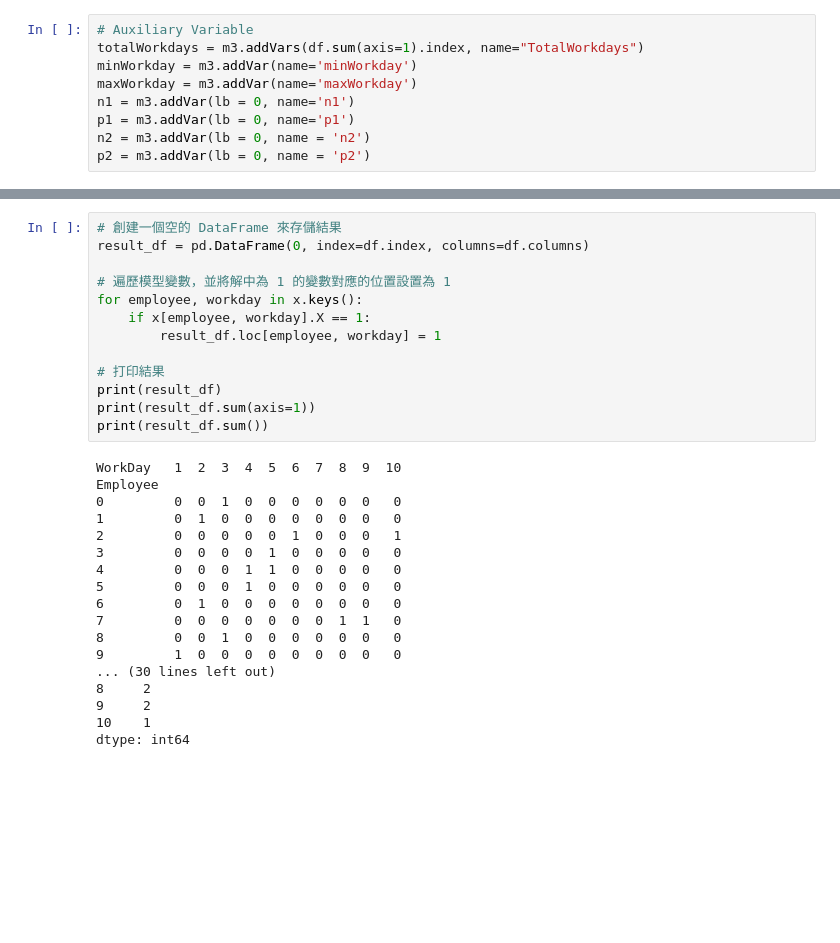
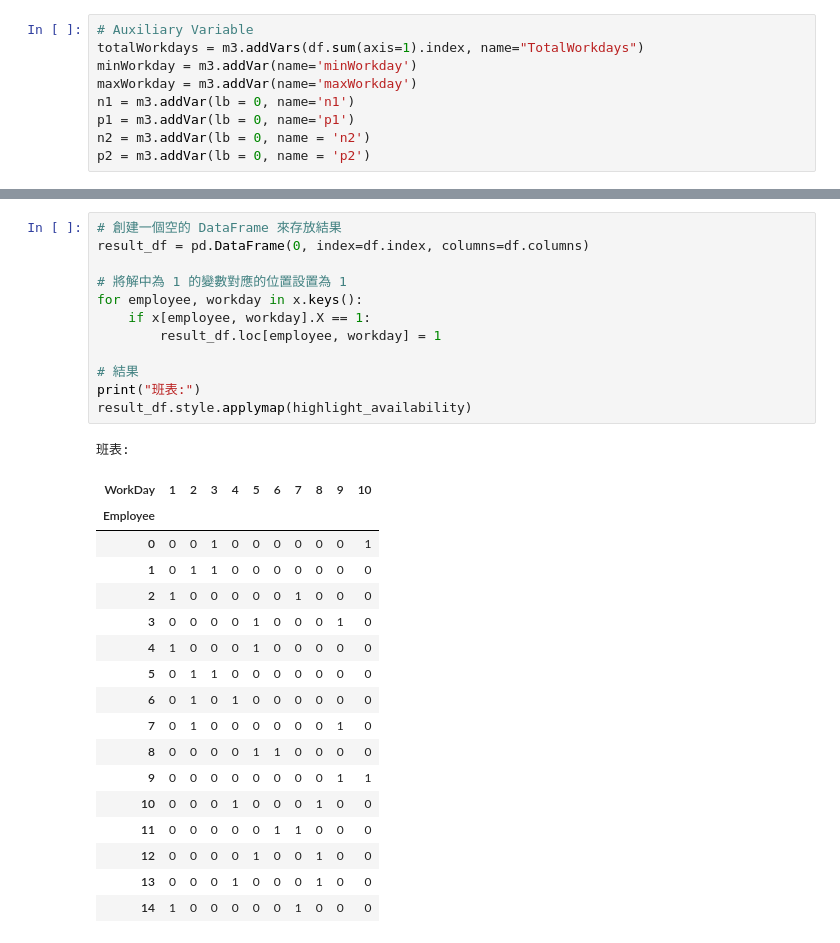
Before and after one commit to EricMiao01/Scheduling_Problem, a Jupyter notebook: 數量研究方法_多目標規劃實作.ipynb, the cells around one changed output, grey strips where cells are left out. Cells and saved outputs as stored; diff of their text form; blank space fills up the shorter version.

```diff
--- a/數量研究方法_多目標規劃實作.ipynb
+++ b/數量研究方法_多目標規劃實作.ipynb
@@ -321,36 +338,36 @@ Solution count 3: 0 30 40
 Optimal solution found (tolerance 1.00e-04)
 Best objective 0.000000000000e+00, best bound 0.000000000000e+00, gap 0.0000%
 # %%
-# 創建一個空的 DataFrame 來存儲結果
+# 創建一個空的 DataFrame 來存放結果
 result_df = pd.DataFrame(0, index=df.index, columns=df.columns)
 
-# 遍歷模型變數，並將解中為 1 的變數對應的位置設置為 1
+# 將解中為 1 的變數對應的位置設置為 1
 for employee, workday in x.keys():
     if x[employee, workday].X == 1:
         result_df.loc[employee, workday] = 1
 
-# 打印結果
-print(result_df)
-print(result_df.sum(axis=1))
-print(result_df.sum())
+# 結果
+print("班表:")
+result_df.style.applymap(highlight_availability)
 # %% [output]
-WorkDay   1  2  3  4  5  6  7  8  9  10
-Employee
-0         0  0  1  0  0  0  0  0  0   0
-1         0  1  0  0  0  0  0  0  0   0
-2         0  0  0  0  0  1  0  0  0   1
-3         0  0  0  0  1  0  0  0  0   0
-4         0  0  0  1  1  0  0  0  0   0
-5         0  0  0  1  0  0  0  0  0   0
-6         0  1  0  0  0  0  0  0  0   0
-7         0  0  0  0  0  0  0  1  1   0
-8         0  0  1  0  0  0  0  0  0   0
-9         1  0  0  0  0  0  0  0  0   0
-... (30 lines left out)
-8     2
-9     2
-10    1
-dtype: int64
+班表:
+| WorkDay | 1 | 2 | 3 | 4 | 5 | 6 | 7 | 8 | 9 | 10 |
+| Employee |  |  |  |  |  |  |  |  |  |  |
+| 0 | 0 | 0 | 1 | 0 | 0 | 0 | 0 | 0 | 0 | 1 |
+| 1 | 0 | 1 | 1 | 0 | 0 | 0 | 0 | 0 | 0 | 0 |
+| 2 | 1 | 0 | 0 | 0 | 0 | 0 | 1 | 0 | 0 | 0 |
+| 3 | 0 | 0 | 0 | 0 | 1 | 0 | 0 | 0 | 1 | 0 |
+| 4 | 1 | 0 | 0 | 0 | 1 | 0 | 0 | 0 | 0 | 0 |
+| 5 | 0 | 1 | 1 | 0 | 0 | 0 | 0 | 0 | 0 | 0 |
+| 6 | 0 | 1 | 0 | 1 | 0 | 0 | 0 | 0 | 0 | 0 |
+| 7 | 0 | 1 | 0 | 0 | 0 | 0 | 0 | 0 | 1 | 0 |
+| 8 | 0 | 0 | 0 | 0 | 1 | 1 | 0 | 0 | 0 | 0 |
+| 9 | 0 | 0 | 0 | 0 | 0 | 0 | 0 | 0 | 1 | 1 |
+| 10 | 0 | 0 | 0 | 1 | 0 | 0 | 0 | 1 | 0 | 0 |
+| 11 | 0 | 0 | 0 | 0 | 0 | 1 | 1 | 0 | 0 | 0 |
+| 12 | 0 | 0 | 0 | 0 | 1 | 0 | 0 | 1 | 0 | 0 |
+| 13 | 0 | 0 | 0 | 1 | 0 | 0 | 0 | 1 | 0 | 0 |
+| 14 | 1 | 0 | 0 | 0 | 0 | 0 | 1 | 0 | 0 | 0 |
 # %%
 print(f'工作天數全距: {result_df.sum(axis=1).max() - result_df.sum(axis=1).min()} 天')
 print(f'人事成本: {daily_wage * result_df.sum().sum()} 元')
```
Also changed, not shown: parts of 18 cells of this notebook.
